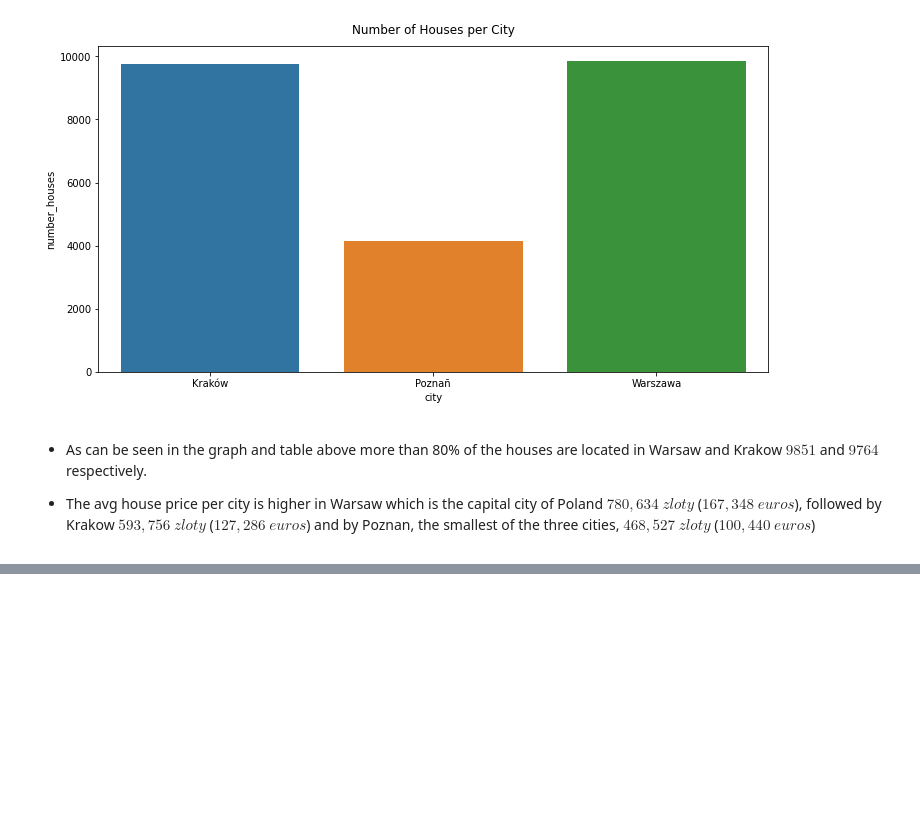
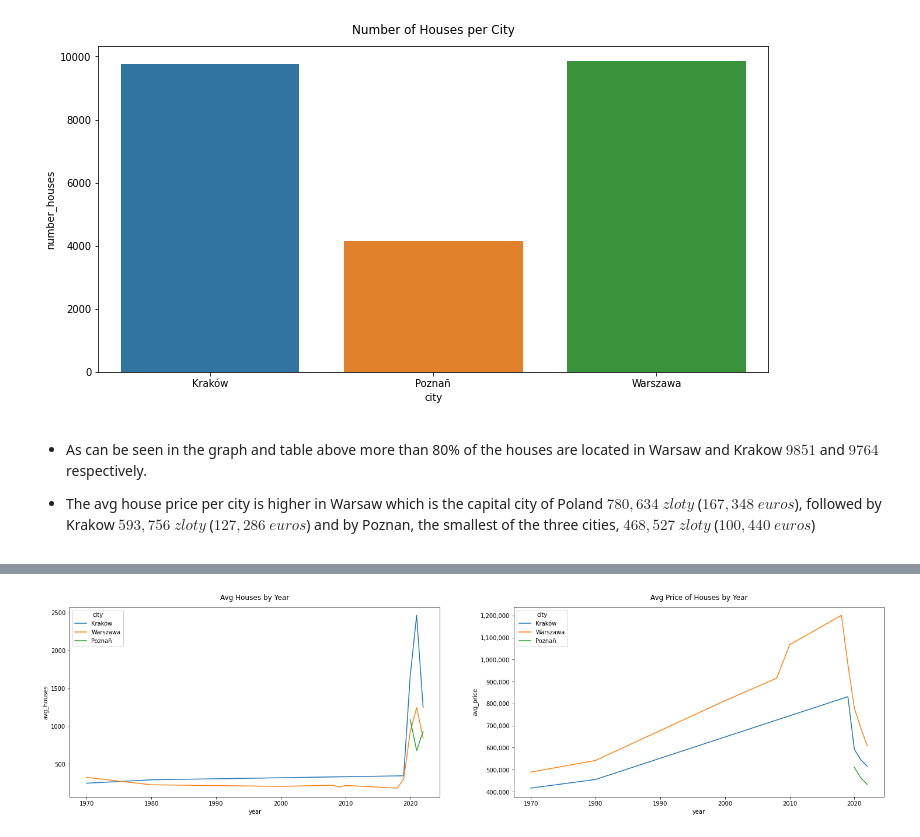
Before and after one commit to princeKike27/Poland-House-Prices-Prediction, a Jupyter notebook: Poland_House_Prices_Prediction.ipynb, the cells around one changed output, grey strips where cells are left out. Cells and saved outputs as stored; diff of their text form; code cells hidden in the pictures; blank space fills up the shorter version.

```diff
--- a/Poland_House_Prices_Prediction.ipynb
+++ b/Poland_House_Prices_Prediction.ipynb
@@ -195,0 +256,22 @@ plt.show()
+# %%
+# function that calculates avg_houses & avg_price per year
+def average_houses(df):
+  # dictionary to store calculations
+  calc = {}
+  calc['avg_houses'] = df.id.count()
+  calc['avg_price'] = df.price.mean()
+
+  # return Series
+  return pd.Series(calc, index=['avg_houses', 'avg_price'])
+# %%
+# groupby year and city
+houses_year = df_houses.groupby(['year', 'city']).apply(average_houses).reset_index()
+
+# '%' of houses
+houses_year['%'] = (houses_year.avg_houses / df_houses.id.count()) * 100
+
+houses_year.sort_values(by='avg_houses', ascending=False, inplace=True)
+
+# select top 20 years with more houses
+top_20 = houses_year.head(20)
+top_20
@@ -195,0 +296,22 @@ plt.show()
+# %%
+# lineplot
+fig = plt.figure(figsize=(25, 6))
+
+# lineplot year - avg houses
+ax = plt.subplot(1, 2, 1)
+sns.lineplot(x='year', y='avg_houses', data=top_20, hue='city')
+plt.title('Avg Houses by Year', pad=12)
+
+# lineplot year - avg house price
+ax = plt.subplot(1, 2, 2)
+sns.lineplot(x='year', y='avg_price', data=top_20, hue='city')
+# set y_ticks
+ax.set_yticklabels(['0', '400,000', '500,000', '600,000', '700,000', '800,000', '900,000',
+                   '1,000,000', '1,100,000', '1,200,000'])
+
+plt.title('Avg Price of Houses by Year', pad=12)
+
+
+plt.show()
+# %% [output]
+[figure, added]
```
Also changed, not shown: parts of 36 cells of this notebook.
